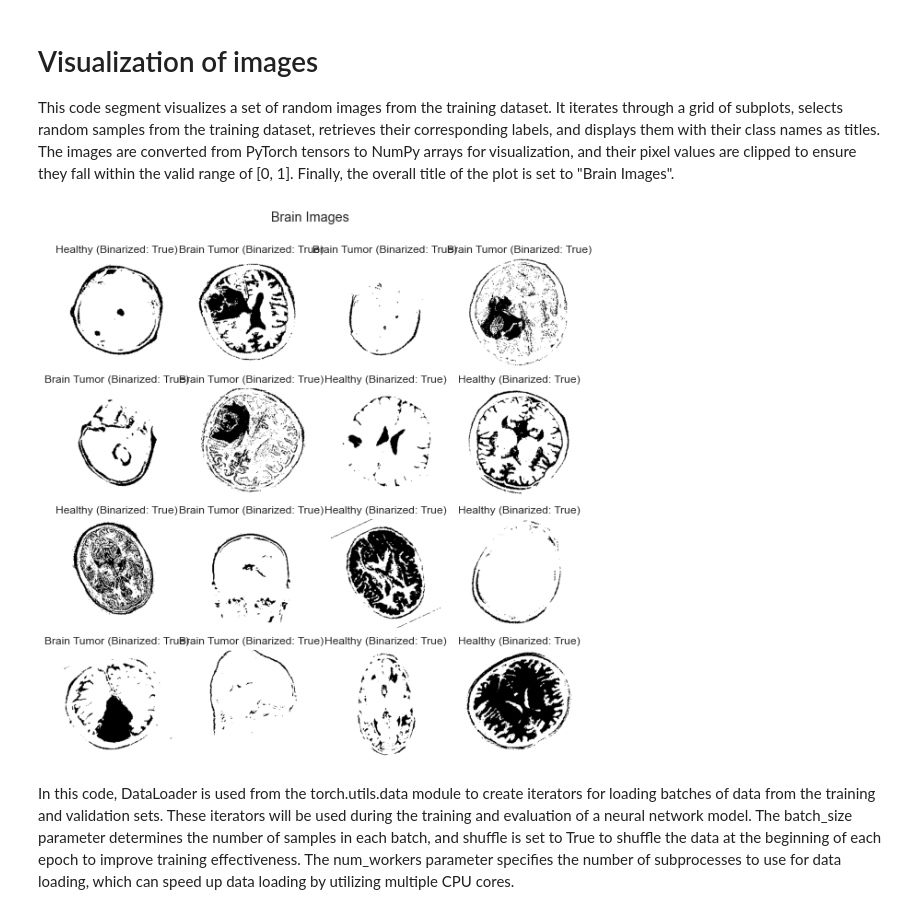
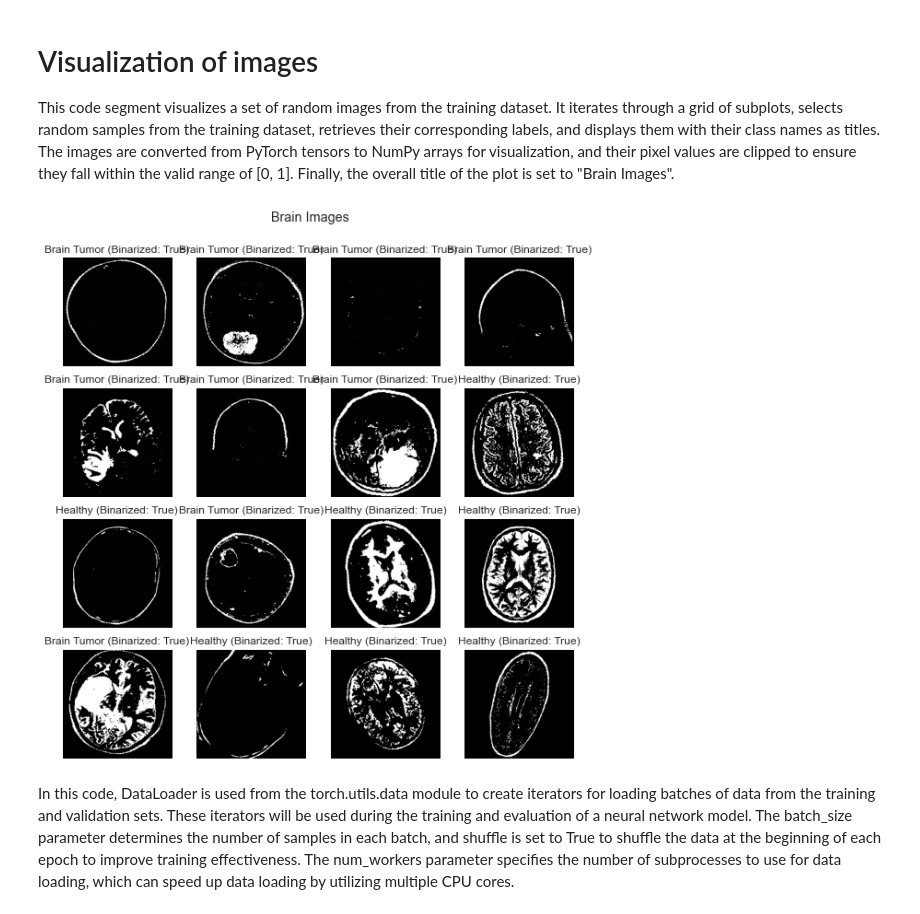
Before and after one commit to sherreee/CNN-Pytorch, a Jupyter notebook: Brain Tumor.ipynb, the cells around one changed output. Drawn from its saved outputs; the diff is of its cells as text; code cells hidden in the pictures.

Commit message:
Updated binarization function

```diff
--- a/Brain Tumor.ipynb
+++ b/Brain Tumor.ipynb
@@ -207,22 +215,40 @@ transform = transforms.Compose([
     transforms.RandomRotation(30),
     transforms.Grayscale(num_output_channels=1),  # Convert to single-channel grayscale
     transforms.ToTensor(),
-    ThresholdTransform(thr_255=127),  # Binarize the grayscale image
-    transforms.Normalize(mean=[0.485], std=[0.229])  # Normalize the binarized image
+    transforms.Normalize(mean=[0.485], std=[0.229]),  # Normalize the binarized image
+    # ThresholdTransform(threshold=0.5),  # Binarize the grayscale image
+    transforms.Lambda(binarization)  # Apply binarization
 ])
 # %% [markdown]
 # Define custom dataset objects
 
 This code sets up custom dataset objects for training and validation data using the ImageFolder class from torchvision.datasets. It loads images from specified directories (train and val directories within data_dir) and applies the transformation pipeline (transform=transform) defined earlier to preprocess the images. The transform parameter ensures that the same transformations are applied consistently to both training and validation data, which is crucial for maintaining consistency during model training and evaluation.
+# %%
+class CustomDataset(torch.utils.data.Dataset):
+    def __init__(self, root_dir, transform=None):
+        self.root_dir = root_dir
+        self.transform = transform
+        self.data = torchvision.datasets.ImageFolder(root=root_dir, transform=self.transform)
+
+    def __len__(self):
+        return len(self.data)
+
+    def __getitem__(self, idx):
+        img, label = self.data[idx]
+        return img, label
+
+# Create custom dataset objects for training and validation
+train_set = CustomDataset(train_dir, transform=transform)
+val_set = CustomDataset(val_dir, transform=transform)
 # %%
-# Define the custom dataset objects for training and validation
-train_set = torchvision.datasets.ImageFolder(train_dir, transform=transform)
-val_set = torchvision.datasets.ImageFolder(val_dir, transform=transform)
+# # Define the custom dataset objects for training and validation
+# train_set = torchvision.datasets.ImageFolder(train_dir, transform=transform)
+# val_set = torchvision.datasets.ImageFolder(val_dir, transform=transform)
 
-# Print out the transformation pipeline applied to the training set
-print("Transformation pipeline applied to the training set:")
-print(train_set.transform)
+# # Print out the transformation pipeline applied to the training set
+# print("Transformation pipeline applied to the training set:")
+# print(train_set.transform)
 
-# Print out the transformation pipeline applied to the validation set
-print("\nTransformation pipeline applied to the validation set:")
-print(val_set.transform)
+# # Print out the transformation pipeline applied to the validation set
+# print("\nTransformation pipeline applied to the validation set:")
+# print(val_set.transform)
@@ -319,35 +327,35 @@ for i in range(1, cols * rows + 1):
     # Check if the image is binarized
     binarized = is_binarized(img)
 
     # If the image is not binarized, skip to the next iteration
     if not binarized:
         continue
 
     # Add a subplot to the figure
     figure.add_subplot(rows, cols, i)
 
     # Set the title of the subplot to the corresponding class name
     plt.title(f'{CLA_label[label]} (Binarized: {binarized})')
 
     # Turn off axis labels for cleaner visualization
     plt.axis("off")
 
     # Convert the PyTorch tensor image to a NumPy array and transpose its dimensions
     img_np = img.numpy()
 
     # Clip pixel values to the valid range of [0, 1]
-    # img_valid_range = np.clip(img_np, 0, 1)
+    img_valid_range = np.clip(img_np, 0, 1)
 
     # Display the image in the subplot
     plt.imshow(img_np.squeeze(), cmap='gray')
 
     # Set the overall title for the plot
     plt.suptitle('Brain Images', y=0.95)
 
 # Show the plot with all the subplots
 plt.show()
 # %% [output]
-[figure, old version]
+[figure, new version]
 # %% [markdown]
 In this code, DataLoader is used from the torch.utils.data module to create iterators for loading batches of data from the training and validation sets. These iterators will be used during the training and evaluation of a neural network model. The batch_size parameter determines the number of samples in each batch, and shuffle is set to True to shuffle the data at the beginning of each epoch to improve training effectiveness. The num_workers parameter specifies the number of subprocesses to use for data loading, which can speed up data loading by utilizing multiple CPU cores.
 # %%
```
Also changed, not shown: parts of 6 cells of this notebook.
